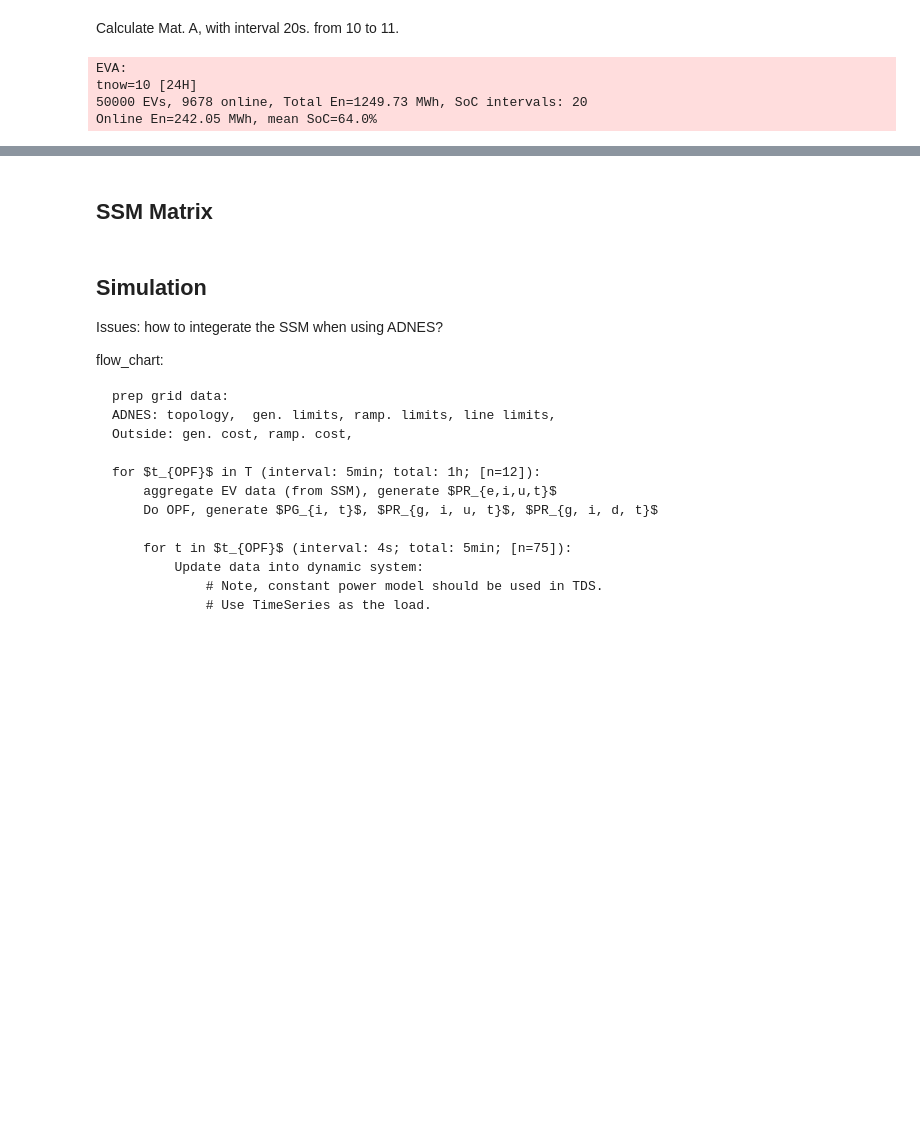
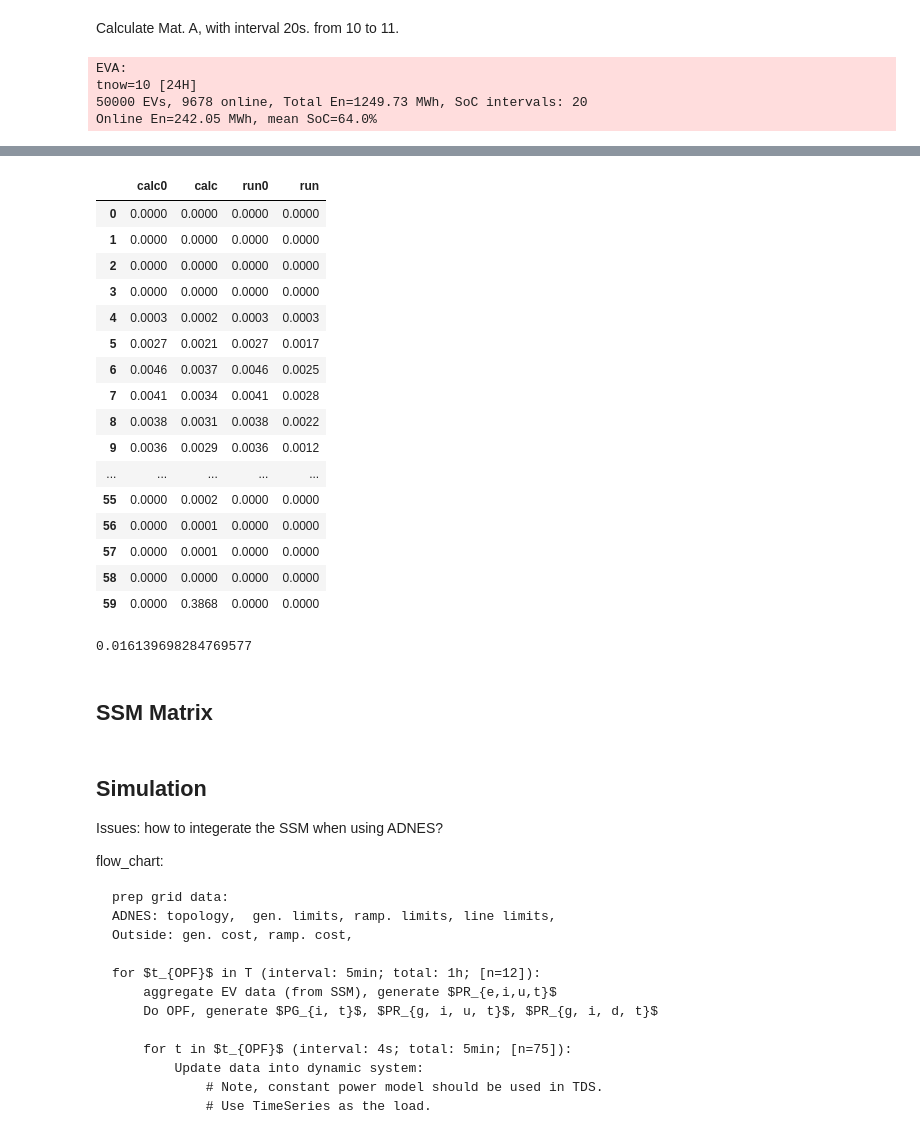
Before and after one commit to shebuxin/andes, a Jupyter notebook: jwang/notes2/ev_ssm.ipynb, the cells around one changed output, grey strips where cells are left out. Saved outputs shown, nothing was run; the diff lists cells and outputs as text; code cells hidden in the pictures; blank space fills up the shorter version.

```diff
--- a/jwang/notes2/ev_ssm.ipynb
+++ b/jwang/notes2/ev_ssm.ipynb
@@ -422,6 +431,8 @@ for data in tm_train:
 A = pd.DataFrame(A)
 for col in A.columns:
     if A[col].sum() <= 1e-6:
-        A[col] = 1 / A.shape[0]
+        # A[col] = 1 / A.shape[0]
+        pass
     else:
         A[col] = A[col] / A[col].sum()
+A.sum()
@@ -430,14 +456,0 @@ sse.ts
-# %%
-xres = pd.DataFrame()
-
-x0 = list(sse.x.values())
-sse2 = ev_ssm(N=50000, tnow=10)
-sse2
-x_vec = sse.ne * np.array(list(sse2.x.values()))
-x_vec2 = x_vec
-for i in range(int(3600/20)):
-    x_vec2 = np.matmul(A, x_vec2).astype(int)
-
-xres['x'] = x_vec
-xres['x2'] = x_vec2
-xres
@@ -445,0 +463,39 @@ ma.sum(axis=0)
+# %%
+xres = pd.DataFrame()
+
+# calc to 10.1
+ss1 = ev_ssm(N=50000, tnow=10, name='ss1, calc')
+
+ss1.ev['soci'] = np.random.uniform(
+    low=0.0001,
+    high=0.9999,
+    size=sse.N)
+ss1.ev['socd'] = np.random.uniform(
+    low=0.0001,
+    high=0.9999,
+    size=sse.N)
+
+x1 = list(ss1.x.values())
+x1 = np.array(x1)
+for i in range(int(0.01*3600/20)):
+    x1 = np.matmul(A, x1)
+xres['calc0'] = list(ss1.x.values())
+xres['calc'] = x1
+
+# run to 10.1
+ss2 =  ev_ssm(N=50000, tnow=10, name='ss2, run')
+ss2.ev['soci'] = np.random.uniform(
+    low=0.0001,
+    high=0.9999,
+    size=sse.N)
+ss2.ev['socd'] = np.random.uniform(
+    low=0.0001,
+    high=0.9999,
+    size=sse.N)
+
+xres['run0'] = list(ss2.x.values())
+ss2.run(t_step=20, t_end=10.01, is_charge=True, is_record=False)
+xres['run'] = list(ss2.x.values())
+
+xres.round(4)
+# %% [output]
@@ -446,3 +510,24 @@ ma.sum(axis=0)
+|  | calc0 | calc | run0 | run |
+| 0 | 0.0000 | 0.0000 | 0.0000 | 0.0000 |
+| 1 | 0.0000 | 0.0000 | 0.0000 | 0.0000 |
+| 2 | 0.0000 | 0.0000 | 0.0000 | 0.0000 |
+| 3 | 0.0000 | 0.0000 | 0.0000 | 0.0000 |
+| 4 | 0.0003 | 0.0002 | 0.0003 | 0.0003 |
+| 5 | 0.0027 | 0.0021 | 0.0027 | 0.0017 |
+| 6 | 0.0046 | 0.0037 | 0.0046 | 0.0025 |
+| 7 | 0.0041 | 0.0034 | 0.0041 | 0.0028 |
+| 8 | 0.0038 | 0.0031 | 0.0038 | 0.0022 |
+| 9 | 0.0036 | 0.0029 | 0.0036 | 0.0012 |
+| ... | ... | ... | ... | ... |
+| 55 | 0.0000 | 0.0002 | 0.0000 | 0.0000 |
+| 56 | 0.0000 | 0.0001 | 0.0000 | 0.0000 |
+| 57 | 0.0000 | 0.0001 | 0.0000 | 0.0000 |
+| 58 | 0.0000 | 0.0000 | 0.0000 | 0.0000 |
+| 59 | 0.0000 | 0.3868 | 0.0000 | 0.0000 |
+# %%
+np.matmul(A.loc[39, :].values, list(ss1.x.values()))
+# %% [output]
+0.016139698284769577
 # %%
 ma = np.array([[0.2, 0.3], [0.8, 0.7]])
 mx = np.array([[50], [50]])
```
Also changed, not shown: parts of 6 cells of this notebook, 1 other file.
